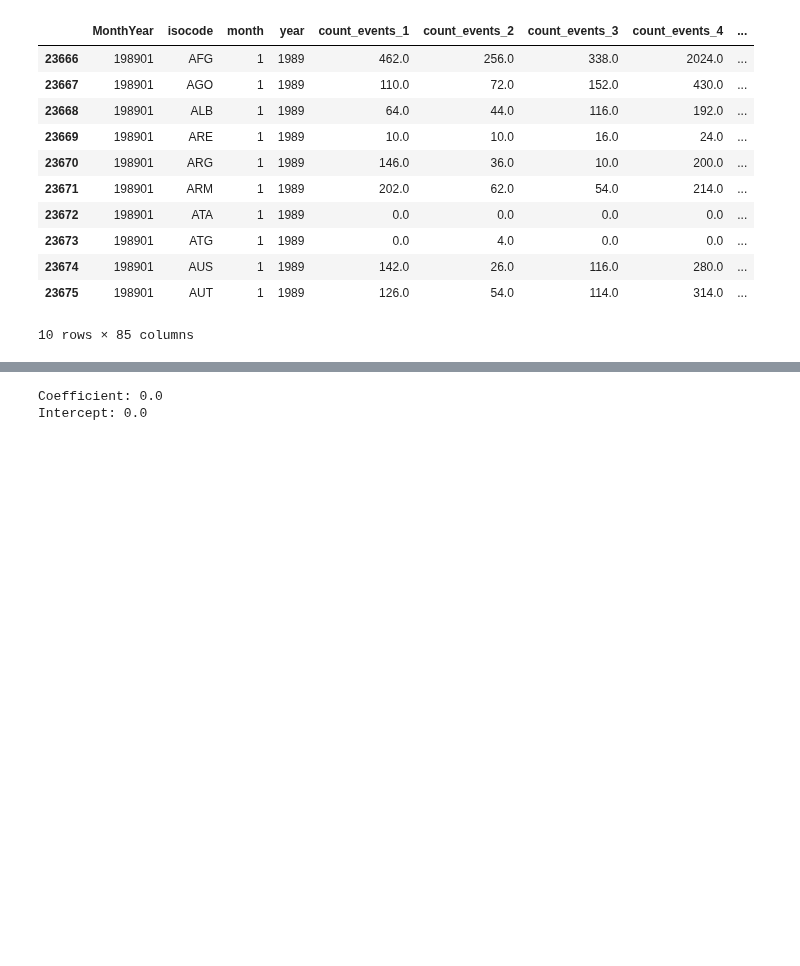
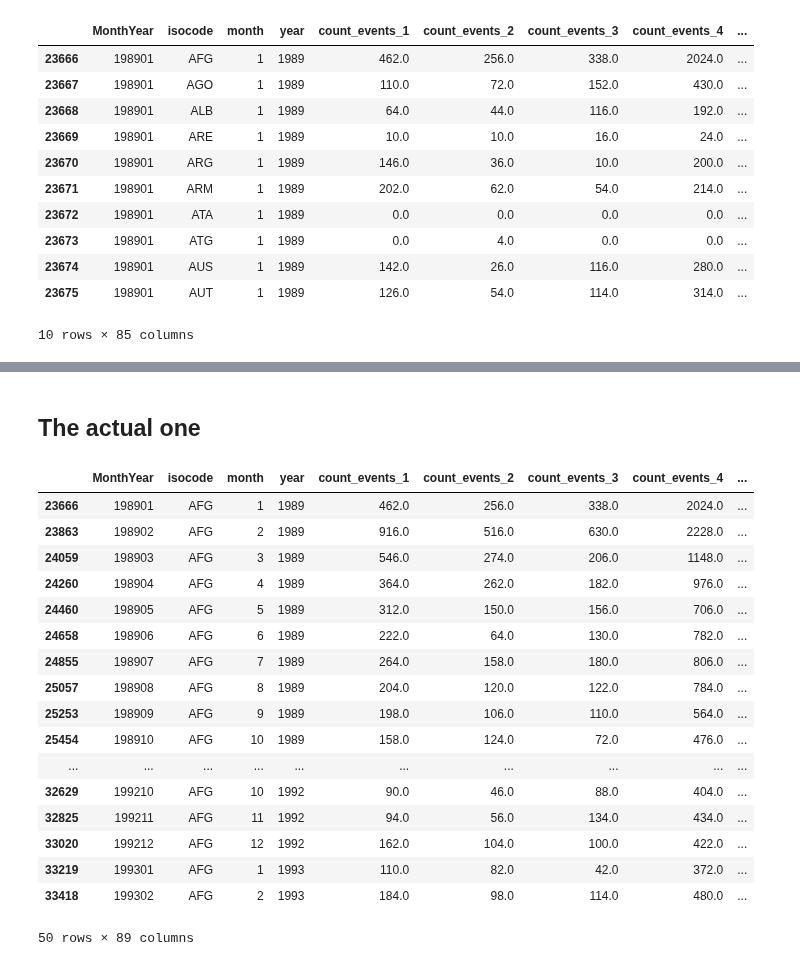
Before and after one commit to luisquinonesPR/thesis, a Jupyter notebook: utils/escalation_target.ipynb, the cells around one changed output, grey strips where cells are left out. Saved outputs shown, nothing was run; the diff lists cells and outputs as text; code cells hidden in the pictures; blank space fills up the shorter version.

Commit message:
:tada: escalation target added

```diff
--- a/utils/escalation_target.ipynb
+++ b/utils/escalation_target.ipynb
@@ -374,38 +144,37 @@ print(result)
-# %%
-import pandas as pd
-from sklearn.linear_model import LinearRegression
-
-# Create a DataFrame with the given data
-data = {
-    'isocode': ['ABW', 'ABW', 'ABW'],
-    'MonthYear': [198901, 198902, 198903],
-    'deaths': [0.0, 0.0, 0.0],
-    'lag_deaths': [None, 0.0, 0.0]
-}
-df = pd.DataFrame(data)
-
-# Fill missing values with appropriate values (e.g., median, mean)
-df.lag_deaths = df.lag_deaths.fillna(0)
-df.deaths = df.deaths.fillna(0)
-
-# Convert 'lag_deaths' column to numeric
-df['lag_deaths'] = pd.to_numeric(df['lag_deaths'])
-
-# Reshape the data for regression
-X = df['lag_deaths'].values.reshape(-1, 1)
-y = df['deaths'].values
-
-# Create and fit the linear regression model
-model = LinearRegression()
-model.fit(X, y)
-
-# Get the coefficient and intercept of the model
-coefficient = model.coef_[0]
-intercept = model.intercept_
-
-# Print the coefficient and intercept
-print("Coefficient:", coefficient)
-print("Intercept:", intercept)
-# %% [output]
-Coefficient: 0.0
-Intercept: 0.0
+# %% [markdown]
+## The actual one
+# %%
+df = full.copy()
+df['lag_deaths'] = df.groupby('isocode')['deaths'].shift(1)
+
+df['delta_deaths'] = np.where((df['lag_deaths'] == 0) & (df['deaths'] == 0), 0,
+                              np.where((df['lag_deaths'] == 0) & (df['deaths'] != 0), np.inf,
+                                      np.where((df['lag_deaths']).isna() == True, 0,
+                                               (df['deaths'] - df['lag_deaths']) / df['lag_deaths'])))
+
+# Group the data by 'isocode' and calculate the 75th percentile of the previous 24 months' betas
+df['threshold'] = df.groupby('isocode')['delta_deaths'].transform(lambda x: x.shift(1).rolling(window=24, min_periods=1).quantile(0.75))
+df['threshold'] = df['threshold'].fillna(0)
+
+# Check if the current month's beta is in the 75th percentile of the previous 24 months' betas
+df['escalation'] = (df['deaths'] >= 0.05) & ((df['delta_deaths'] > df['threshold']) | (df['delta_deaths'] == np.inf))
+df['escalation'] = df['escalation'].astype(int)
+# %% [output]
+|  | MonthYear | isocode | month | year | count_events_1 | count_events_2 | count_events_3 | count_events_4 | ... |
+| 23666 | 198901 | AFG | 1 | 1989 | 462.0 | 256.0 | 338.0 | 2024.0 | ... |
+| 23863 | 198902 | AFG | 2 | 1989 | 916.0 | 516.0 | 630.0 | 2228.0 | ... |
+| 24059 | 198903 | AFG | 3 | 1989 | 546.0 | 274.0 | 206.0 | 1148.0 | ... |
+| 24260 | 198904 | AFG | 4 | 1989 | 364.0 | 262.0 | 182.0 | 976.0 | ... |
+| 24460 | 198905 | AFG | 5 | 1989 | 312.0 | 150.0 | 156.0 | 706.0 | ... |
+| 24658 | 198906 | AFG | 6 | 1989 | 222.0 | 64.0 | 130.0 | 782.0 | ... |
+| 24855 | 198907 | AFG | 7 | 1989 | 264.0 | 158.0 | 180.0 | 806.0 | ... |
+| 25057 | 198908 | AFG | 8 | 1989 | 204.0 | 120.0 | 122.0 | 784.0 | ... |
+| 25253 | 198909 | AFG | 9 | 1989 | 198.0 | 106.0 | 110.0 | 564.0 | ... |
+| 25454 | 198910 | AFG | 10 | 1989 | 158.0 | 124.0 | 72.0 | 476.0 | ... |
+| ... | ... | ... | ... | ... | ... | ... | ... | ... | ... |
+| 32629 | 199210 | AFG | 10 | 1992 | 90.0 | 46.0 | 88.0 | 404.0 | ... |
+| 32825 | 199211 | AFG | 11 | 1992 | 94.0 | 56.0 | 134.0 | 434.0 | ... |
+| 33020 | 199212 | AFG | 12 | 1992 | 162.0 | 104.0 | 100.0 | 422.0 | ... |
+| 33219 | 199301 | AFG | 1 | 1993 | 110.0 | 82.0 | 42.0 | 372.0 | ... |
+| 33418 | 199302 | AFG | 2 | 1993 | 184.0 | 98.0 | 114.0 | 480.0 | ... |
+50 rows × 89 columns
```
Also changed, not shown: parts of 10 cells of this notebook, 3 other files.
